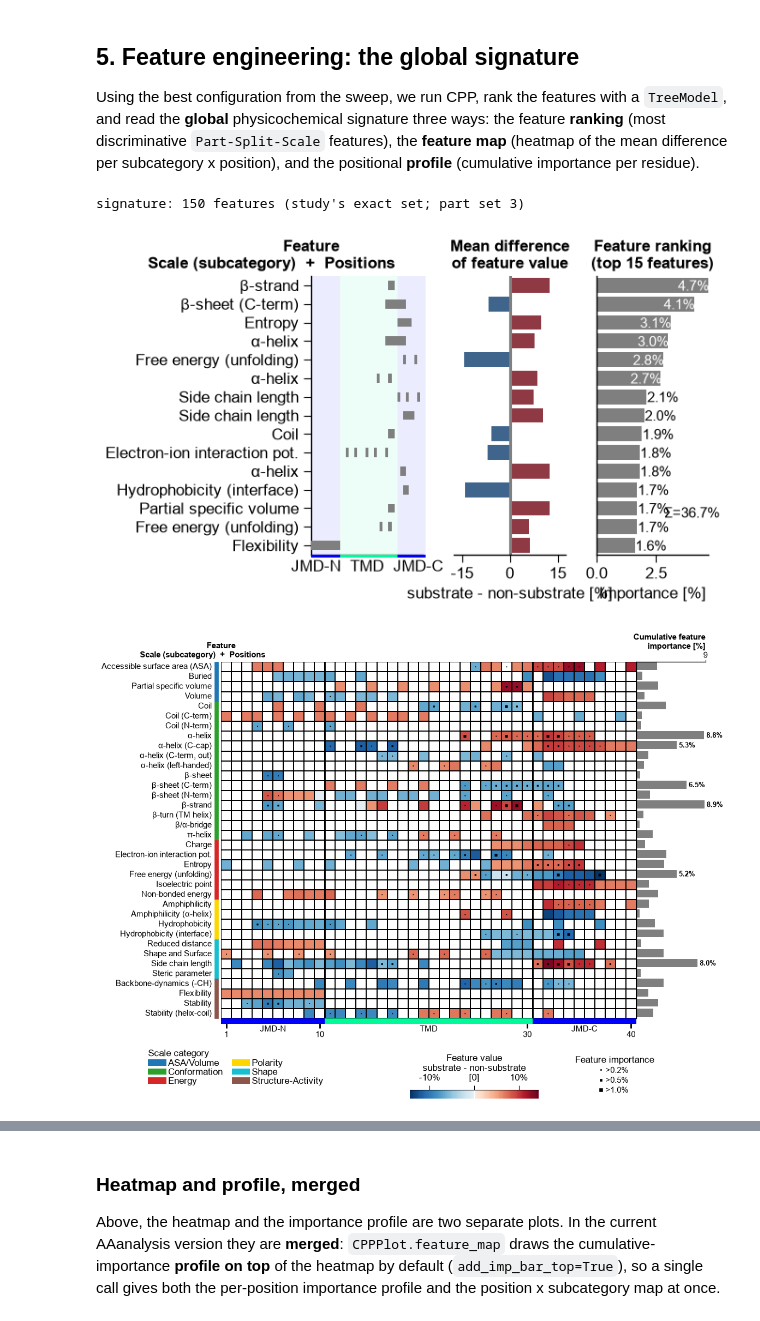
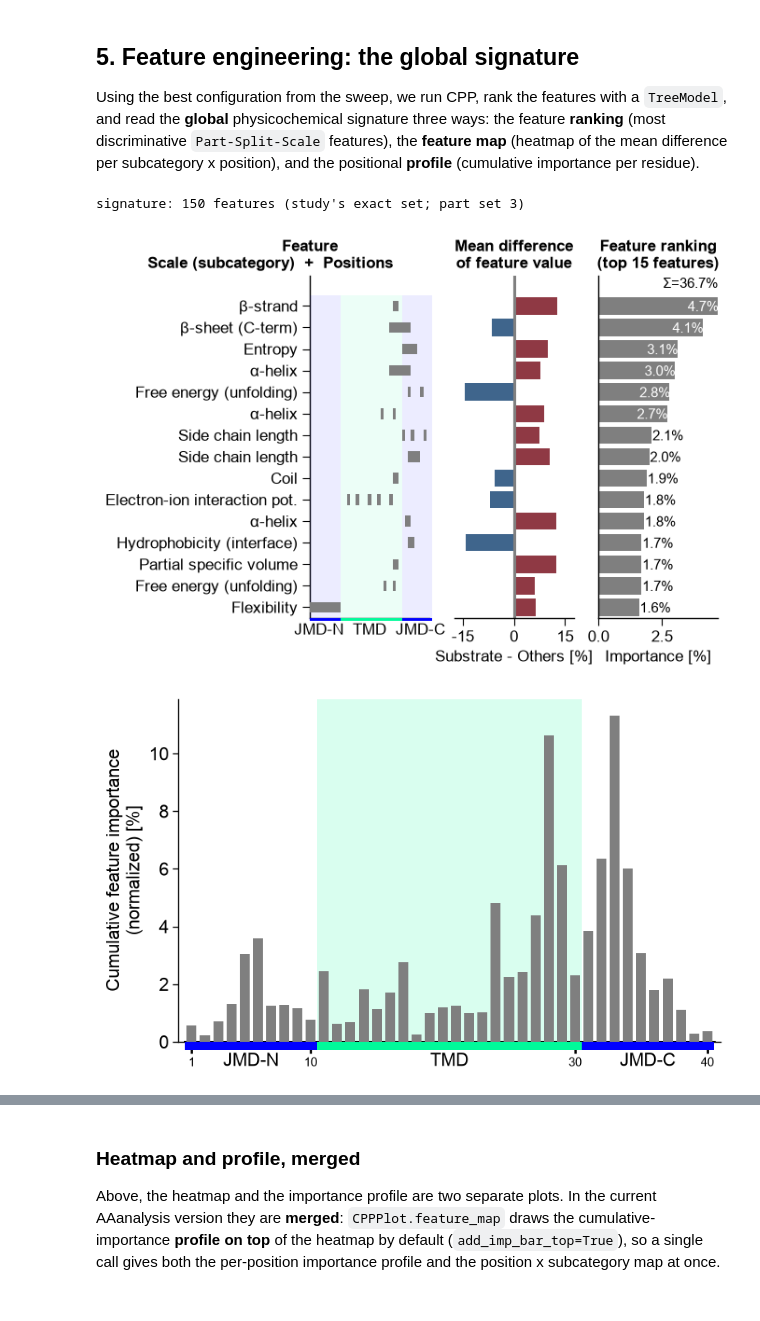
Before and after one commit to breimanntools/aaanalysis, a Jupyter notebook: use_cases/use_case1_gamma_secretase.ipynb, the cells around one changed output, grey strips where cells are left out. Drawn from its saved outputs; the diff is of its cells as text; code cells hidden in the pictures.

```diff
--- a/use_cases/use_case1_gamma_secretase.ipynb
+++ b/use_cases/use_case1_gamma_secretase.ipynb
@@ -141,27 +145,38 @@ y_pu = _df_gsec_pu["label"].to_numpy()
 
 df_parts_merged = sf.get_df_parts(df_seq=df_merged, list_parts=["jmd_n", "tmd", "jmd_c"],
                                   jmd_n_len=JMD_LEN, jmd_c_len=JMD_LEN)
-# Get dataset colors
+# ---- Canonical group names and colours (defined ONCE here, used consistently in every plot) ----
+# Colours come from the AAanalysis palette so the figures match the library defaults.
 dict_color = aa.plot_get_cdict(name="DICT_COLOR")
-COLOR_SUB = dict_color["SAMPLES_POS"]
-COLOR_NONSUB = dict_color["SAMPLES_NEG"]
-COLOR_OTH = dict_color["SAMPLES_UNL"]
-COLOR_REL_NONSUB = dict_color["SAMPLES_REL_NEG"]
+NAME_SUB = "Substrate"                          # positives: experimentally confirmed substrates
+NAME_NONSUB = "Non-substrate"                   # both negative subgroups combined
+NAME_NONSUB_KNOWN = "Non-substrate (known)"     # experimentally-known negatives (14)
+NAME_NONSUB_DPU = "Non-substrate (dPULearn)"    # reliable negatives mined by dPULearn (49)
+NAME_OTHERS = "Others"                          # the unlabelled proteins (candidate substratome)
+C_SUB = dict_color["SAMPLES_POS"]               # substrate / positive (green)
+C_NONSUB_KNOWN = dict_color["SAMPLES_NEG"]      # non-substrate, known (magenta)
+C_NONSUB_DPU = dict_color["SAMPLES_REL_NEG"]    # non-substrate, dPULearn (gold)
+C_OTHERS = dict_color["SAMPLES_UNL"]            # Others / unlabelled (gray)
+C_NONSUB = "#a34e2f"                            # both negative subgroups combined (dark red)
+# Prediction-confidence bands (study SHAP gradient) for score-based colouring:
+C_HC_SUB, C_LC_SUB, C_LC_NON, C_HC_NON = "#FF0D57", "#F9779E", "#83BBEC", "#1E88E5"
+DICT_GROUP_COLOR = {NAME_SUB: C_SUB, NAME_NONSUB_KNOWN: C_NONSUB_KNOWN,
+                    NAME_NONSUB_DPU: C_NONSUB_DPU, NAME_OTHERS: C_OTHERS}
 
 # Only the last 20 residues of the TMD are shown together with the last 5 of the JMD-N and the first 5 of the JMD-C.
 # start_n=False aligns the logos at the END of the TMD (the most conserved, cleavage-proximal region).
 args_logo = dict(df_parts=df_parts_merged, labels=labels, tmd_len=20, start_n=False)
 
 # Compare three datasets by amino acid logos
-aa.plot_settings(font_scale=0.7)
+aa.plot_settings(font_scale=0.85)
 aal_plot = aa.AAlogoPlot(logo_type="probability", jmd_n_len=JMD_LEN, jmd_c_len=JMD_LEN)
 fig, axes = aal_plot.multi_logo(
     list_aal_kws=[dict(**args_logo, label_test=1),
                   dict(**args_logo, label_test=0),
                   dict(**args_logo, label_test=2),
     ],
-    list_name_data=["Substrates (n=63)", "Non-substrates (n=14)", "Others / unlabelled (n=631)"],
-    list_name_data_color=[COLOR_SUB, COLOR_NONSUB, COLOR_OTH],
+    list_name_data=[f"{NAME_SUB} (n=63)", f"{NAME_NONSUB_KNOWN} (n=14)", f"{NAME_OTHERS} (n=631)"],
+    list_name_data_color=[C_SUB, C_NONSUB_KNOWN, C_OTHERS],
     figsize_per_logo=(9, 3),
     info_bar_ylim=(0, 2)
 )
@@ -330,32 +367,34 @@ per subcategory x position), and the positional **profile** (cumulative importan
 # %%
 # Use the study's exact CPP signature (150 features, bundled with the package via load_features),
 # generated for part set 3 (TMD, JMD_N_TMD_N, TMD_C_JMD_C) and scale set 5. The full scale table is
 # reused downstream so every referenced scale is available for the feature matrices.
 df_feat = aa.load_features(name="DOM_GSEC")
+#TODO this should idally match the df_feat which we got from the top! Please check and use this instead
+
 best_parts = ["tmd", "jmd_n_tmd_n", "tmd_c_jmd_c"]   # part set 3 (the study's choice)
 df_scales_red = df_scales
 print(f"signature: {df_feat.shape[0]} features (study's exact set; part set 3)")
 
 cpp_plot = aa.CPPPlot()
 
 # (1) Feature ranking.
 aa.plot_settings(font_scale=0.8)
-cpp_plot.ranking(df_feat=df_feat, n_top=15, name_test="substrate", name_ref="non-substrate")
+cpp_plot.ranking(df_feat=df_feat, n_top=15, name_test=NAME_SUB, name_ref=NAME_OTHERS)
 plt.tight_layout()
 plt.show()
 
-# (2) Feature map as the heatmap alone (importance profile on top switched off).
-aa.plot_settings(font_scale=0.6, weight_bold=False)
-cpp_plot.feature_map(df_feat=df_feat, add_imp_bar_top=False, name_test="substrate", name_ref="non-substrate")
-plt.tight_layout()
-plt.show()
-
-# (3) Profile: cumulative feature importance per residue position.
+# (2) Profile: cumulative feature importance per residue position.
 aa.plot_settings(font_scale=0.9)
 cpp_plot.profile(df_feat=df_feat)
 plt.tight_layout()
 plt.show()
+
+# (3) Feature map as the heatmap alone (importance profile on top switched off).
+aa.plot_settings(font_scale=0.6, weight_bold=False)
+cpp_plot.feature_map(df_feat=df_feat, add_imp_bar_top=False, name_test=NAME_SUB, name_ref=NAME_OTHERS)
+plt.tight_layout()
+plt.show()
 # %% [output]
 signature: 150 features (study's exact set; part set 3)
-[figure, old version]
+[figure, new version]
-[figure, old version]
+[figure, new version]
```
Also changed, not shown: parts of 41 cells of this notebook.
